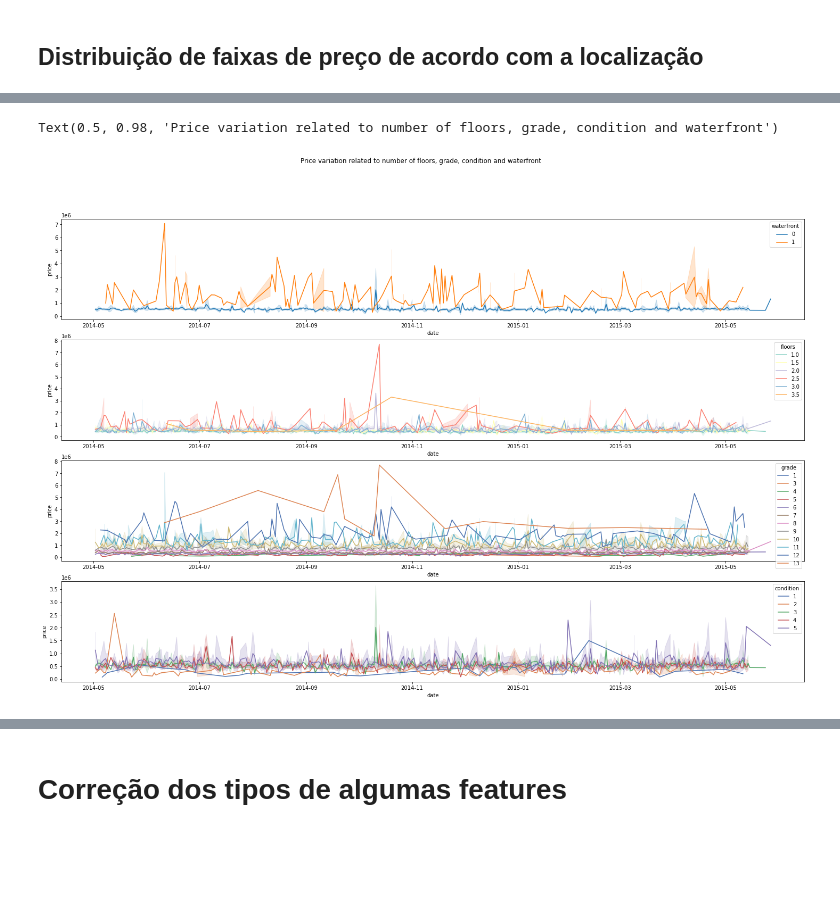
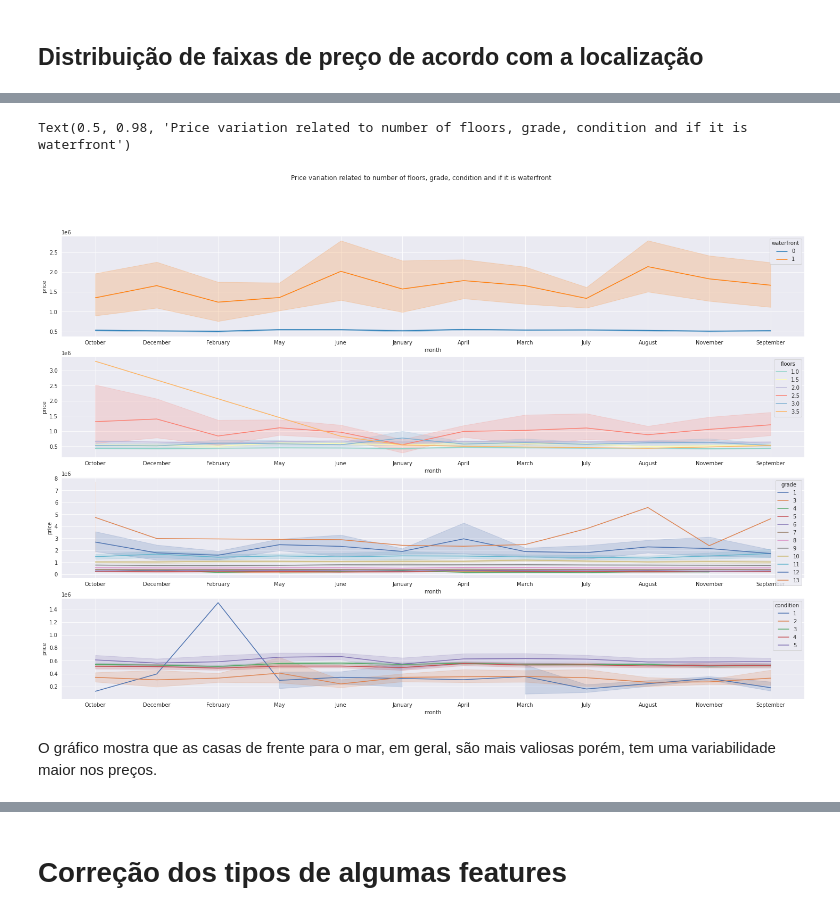
Before and after one commit to GabrielG16/HouseRocket-Pricing, a Jupyter notebook: Insights.ipynb, the cells around one changed output, grey strips where cells are left out. Saved outputs shown, nothing was run; the diff lists cells and outputs as text; code cells hidden in the pictures; blank space fills up the shorter version.

```diff
--- a/Insights.ipynb
+++ b/Insights.ipynb
@@ -26,3 +25,5 @@ Entretanto, as casas possuem muitos atributos que as tornam mais ou menos atrati
+# %%
+sns.set_style('darkgrid')
 # %%
 df = pd.read_csv('kc_house_data.csv')
 # %%
@@ -112,0 +129,3 @@ Parece haver uma região a oeste onde estão concentradas a maior parte das casa
+# %%
+df['month_no'] = pd.DatetimeIndex(df.date).month
+df['month'] = pd.DatetimeIndex(df.date).month_name()
@@ -113,12 +150,14 @@ Parece haver uma região a oeste onde estão concentradas a maior parte das casa
 # %%
 f, ax = plt.subplots(nrows = 4, ncols = 1, figsize=(25,16))
 
 
-sns.lineplot(x='date', y='price', data = df, hue = 'waterfront', ax=ax[0])
-sns.lineplot(x='date', y='price', data = df, hue = 'floors', ax=ax[1], palette = 'Set3')
-sns.lineplot(x='date', y='price', data = df, hue = 'grade', ax=ax[2],  palette = 'deep')
-sns.lineplot(x='date', y='price', data = df, hue = 'condition', ax=ax[3], palette = 'deep')
+sns.lineplot(x='month', y='price', data = df, hue = 'waterfront', ax=ax[0])
+sns.lineplot(x='month', y='price', data = df, hue = 'floors', ax=ax[1], palette = 'Set3')
+sns.lineplot(x='month', y='price', data = df, hue = 'grade', ax=ax[2],  palette = 'deep')
+sns.lineplot(x='month', y='price', data = df, hue = 'condition', ax=ax[3], palette = 'deep')
 plt.suptitle('Price variation related to number of floors, grade, condition and if it is waterfront')
 # %% [output]
-Text(0.5, 0.98, 'Price variation related to number of floors, grade, condition and waterfront')
+Text(0.5, 0.98, 'Price variation related to number of floors, grade, condition and if it is waterfront')
-[figure, old version]
+[figure, new version]
+# %% [markdown]
+O gráfico mostra que as casas de frente para o mar, em geral, são mais valiosas porém, tem uma variabilidade maior nos preços.
```
Also changed, not shown: parts of 40 cells of this notebook.
